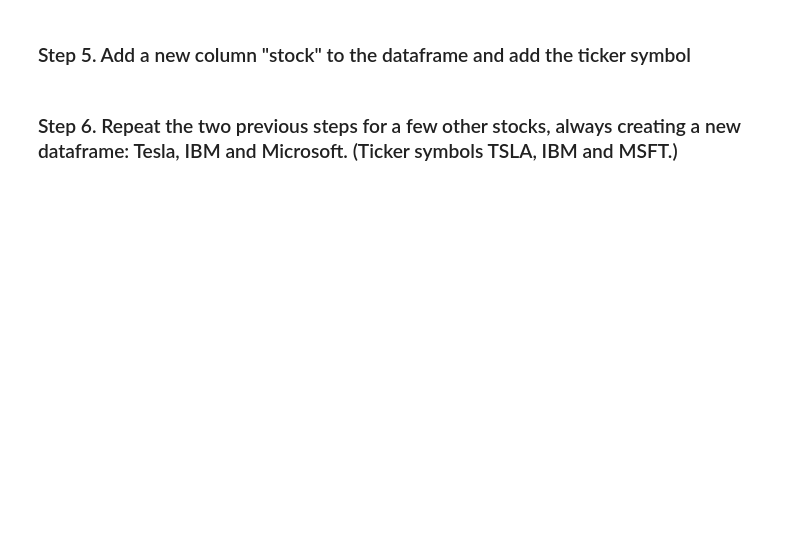
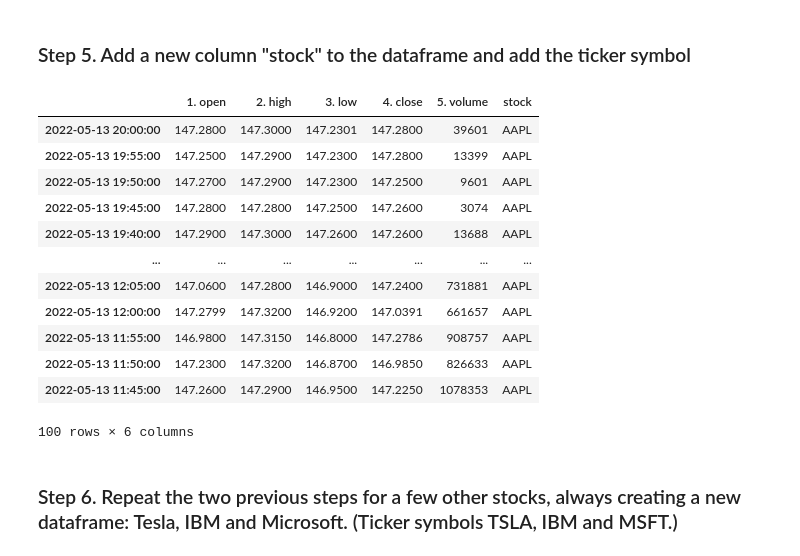
Before and after one commit to BorjaFlightCoder/pandas_exercises, a Jupyter notebook: 09_Time_Series/Getting_Financial_Data/Exercises.ipynb, the cells around one changed output. Saved outputs shown, nothing was run; the diff lists cells and outputs as text; code cells hidden in the pictures; blank space fills up the shorter version.

```diff
--- a/09_Time_Series/Getting_Financial_Data/Exercises.ipynb
+++ b/09_Time_Series/Getting_Financial_Data/Exercises.ipynb
@@ -20,2 +39,4 @@ If you do not have an API key for any of the supported APIs, it is easiest to ge
 # %% [markdown]
 ### Step 4. Use Pandas Datarader to read the daily time series for the Apple stock (ticker symbol AAPL) between 01/01/2015 and today, assign it to df_apple and print it.
+# %%
+url = f'https://www.alphavantage.co/query?function=TIME_SERIES_DAILY&symbol={symbol}&interval=Daily&apikey={apikey}'
@@ -21,0 +68,7 @@ If you do not have an API key for any of the supported APIs, it is easiest to ge
+# %%
+r = requests.get(url)
+data = r.json()
+data = data.get('Time Series (Daily)')
+df_apple = pd.DataFrame(data)
+# %%
+df_apple = df_apple.T
@@ -22,4 +91,22 @@ If you do not have an API key for any of the supported APIs, it is easiest to ge
 # %% [markdown]
 ### Step 5. Add a new column "stock" to the dataframe and add the ticker symbol
+# %%
+df_apple['stock'] = symbol
+# %%
+df_apple
+# %% [output]
+|  | 1. open | 2. high | 3. low | 4. close | 5. volume | stock |
+| 2022-05-13 20:00:00 | 147.2800 | 147.3000 | 147.2301 | 147.2800 | 39601 | AAPL |
+| 2022-05-13 19:55:00 | 147.2500 | 147.2900 | 147.2300 | 147.2800 | 13399 | AAPL |
+| 2022-05-13 19:50:00 | 147.2700 | 147.2900 | 147.2300 | 147.2500 | 9601 | AAPL |
+| 2022-05-13 19:45:00 | 147.2800 | 147.2800 | 147.2500 | 147.2600 | 3074 | AAPL |
+| 2022-05-13 19:40:00 | 147.2900 | 147.3000 | 147.2600 | 147.2600 | 13688 | AAPL |
+| ... | ... | ... | ... | ... | ... | ... |
+| 2022-05-13 12:05:00 | 147.0600 | 147.2800 | 146.9000 | 147.2400 | 731881 | AAPL |
+| 2022-05-13 12:00:00 | 147.2799 | 147.3200 | 146.9200 | 147.0391 | 661657 | AAPL |
+| 2022-05-13 11:55:00 | 146.9800 | 147.3150 | 146.8000 | 147.2786 | 908757 | AAPL |
+| 2022-05-13 11:50:00 | 147.2300 | 147.3200 | 146.8700 | 146.9850 | 826633 | AAPL |
+| 2022-05-13 11:45:00 | 147.2600 | 147.2900 | 146.9500 | 147.2250 | 1078353 | AAPL |
+100 rows × 6 columns
 # %% [markdown]
 ### Step 6. Repeat the two previous steps for a few other stocks, always creating a new dataframe: Tesla, IBM and Microsoft. (Ticker symbols TSLA, IBM and MSFT.)
```
Also changed, not shown: parts of 38 cells of this notebook, 2 other files.
